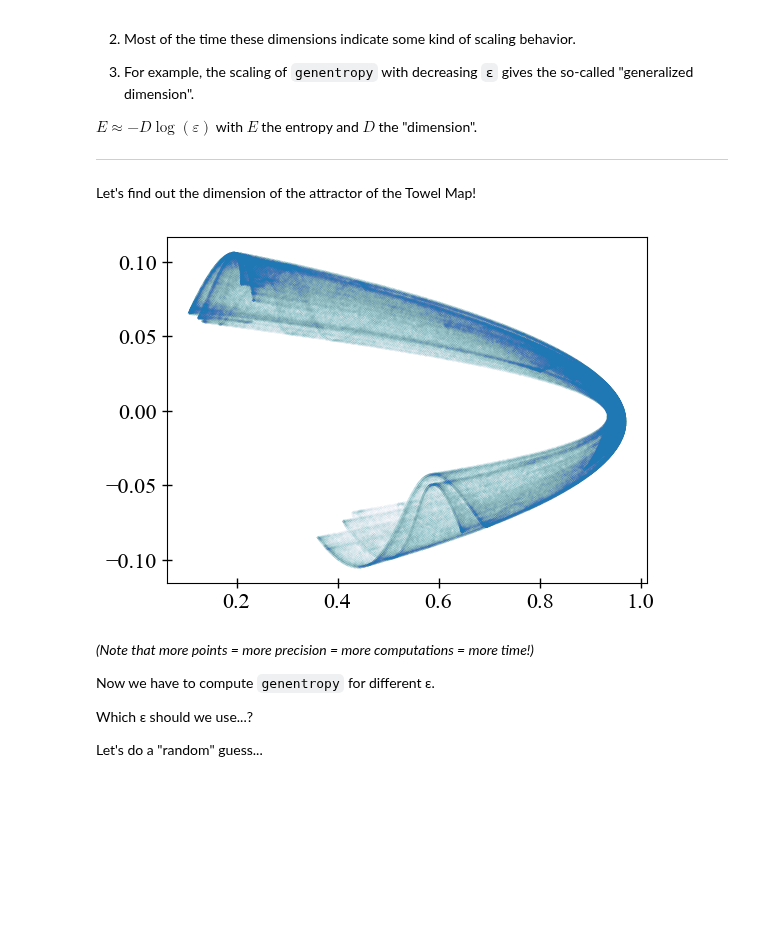
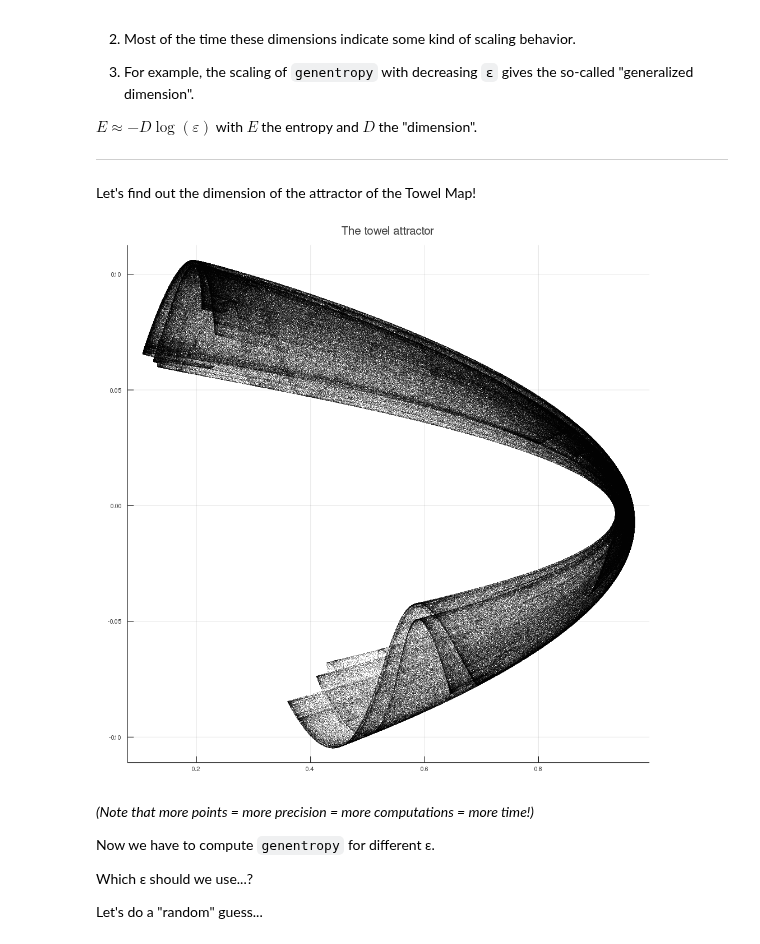
Before and after one commit to JuliaDynamics/JuliaDynamics, a Jupyter notebook: tutorials/Youtube_JuliaLang_tutorial/4. Entropies and Dimensions.ipynb, the cells around one changed output. Drawn from its saved outputs; the diff is of its cells as text; code cells hidden in the pictures; blank space fills up the shorter version.

Commit message:
The same notebooks but in Plots.jl (#23)
* using GR backend instead of PyPlot for notebooks

* Generated outputs; poincaresos in notebook 2.

```diff
--- a/tutorials/Youtube_JuliaLang_tutorial/4. Entropies and Dimensions.ipynb
+++ b/tutorials/Youtube_JuliaLang_tutorial/4. Entropies and Dimensions.ipynb
@@ -191,9 +190,11 @@ Let's find out the dimension of the attractor of the Towel Map!
 # %%
 towel = Systems.towel()
 towel_tr = trajectory(towel, 1000000, Ttr = 100);
-plot(towel_tr[:, 1], towel_tr[:, 2], ls = "None", marker = "o", ms = 0.1, alpha = 0.1);
+scatter(towel_tr[:, 1], towel_tr[:, 2],
+        markersize=0.1, alpha=0.2, markercolor=:black,
+        html_output_format=:png, size=(1000, 1000), leg=false, title="The towel attractor")
 # %% [output]
-[figure, old version]
+[figure, new version]
 # %% [markdown]
 *(Note that more points = more precision = more computations = more time!)*
 
```
Also changed, not shown: parts of 29 cells of this notebook, 5 other files.
